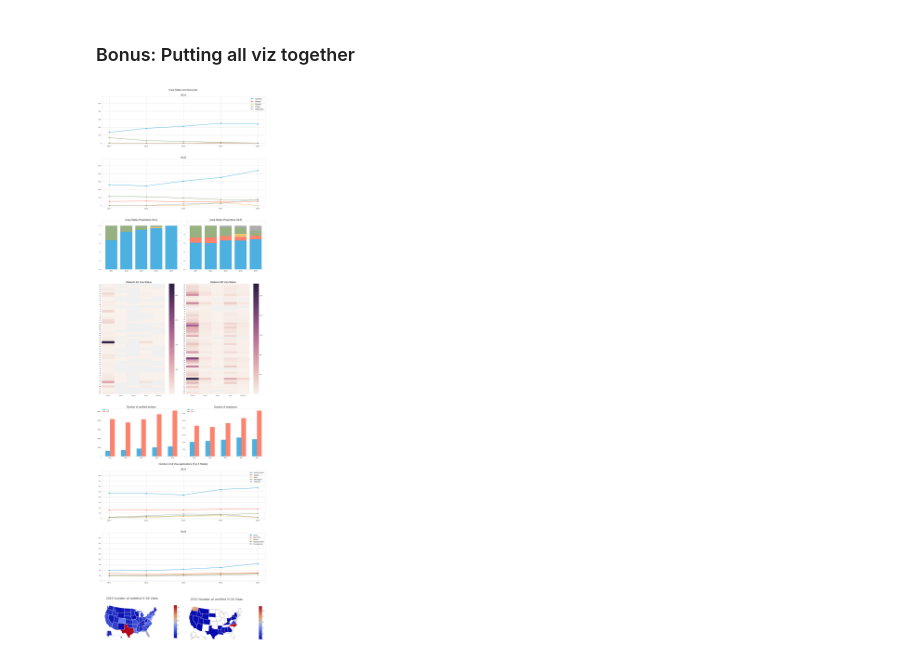
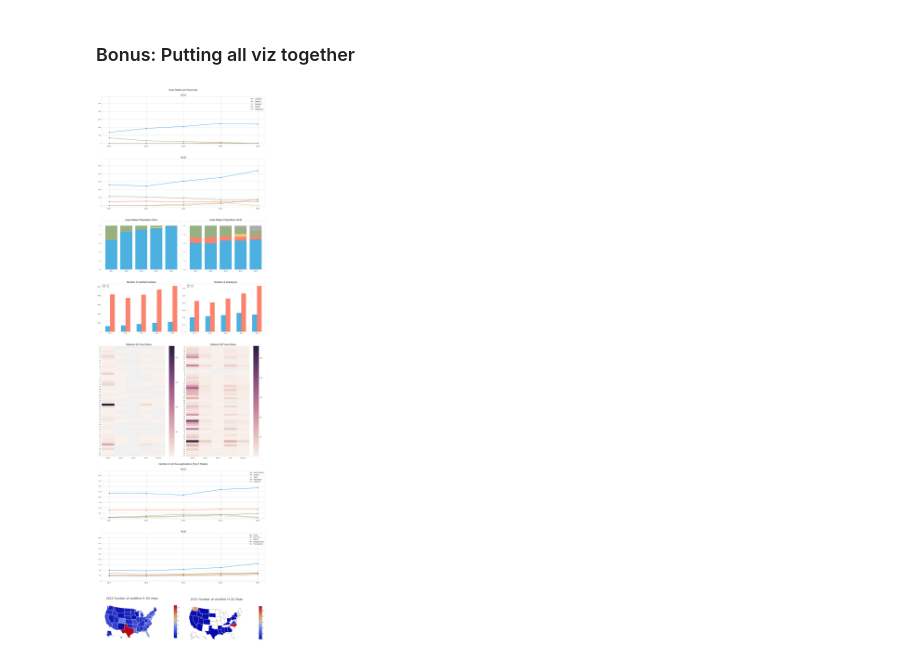
Before and after one commit to nachocarracedo/portfolio, a Jupyter notebook: H2_Visas/h2_visas_analysis.ipynb, the cells around one changed output. Cells and saved outputs as stored; diff of their text form; code cells hidden in the pictures.

Commit message:
visas heatmaps

```diff
--- a/H2_Visas/h2_visas_analysis.ipynb
+++ b/H2_Visas/h2_visas_analysis.ipynb
@@ -1314,32 +1314,13 @@ ax2.ticklabel_format(useOffset=False)
 ax2.yaxis.grid(False)
 ax2.xaxis.grid(False)
 
-#######################
-
-h2visas_dfB = h2visas_df[h2visas_df['visa_type'] == 'H-2B']
-h2visas_dfA = h2visas_df[h2visas_df['visa_type'] == 'H-2A']
-
-ax1 = plt.subplot2grid((9,2), (3, 0),rowspan=2)
-sns.heatmap(h2visas_dfA.groupby('employer_state')['case_status_sum'].value_counts().unstack())
-ax1.set(title='                States/H-2A Visa Status')
-
-ax2 = plt.subplot2grid((9,2), (3, 1),rowspan=2)
-sns.heatmap(h2visas_dfB.groupby('employer_state')['case_status_sum'].value_counts().unstack())
-ax2.set(title='                States/H-2B Visa Status')
-
-ax1.set_ylabel('')
-ax1.set_xlabel('')
-ax2.set_ylabel('')
-ax2.set_xlabel('')
-
-
 ########################
 width = 0.30       # the width of the bars
 
 to_plotA = h2visas_df.groupby(['visa_type','fy'])['n_certified'].sum().loc['H-2A'].loc[:2015]
 to_plotB= h2visas_df.groupby(['visa_type','fy'])['n_certified'].sum().loc['H-2B'].loc[:2015]
 
-ax1 = plt.subplot2grid((9,2), (5, 0))
+ax1 = plt.subplot2grid((9,2), (3, 0))
 ax1.set_facecolor('white')
 ax1.bar(to_plotA.index,to_plotA.values, width, alpha=0.7,label='H-2A')
 ax1.bar(to_plotB.index+width,to_plotB.values, width, alpha=0.7,label='H-2B')
@@ -1361,7 +1342,7 @@ to_plotB = h2visas_dfB.groupby("fy")['employer_name'].count().loc[:2015]
 
 
 
-ax2 = plt.subplot2grid((9,2), (5, 1))
+ax2 = plt.subplot2grid((9,2), (3, 1))
 ax2.set_facecolor('white')
 ax2.bar(to_plotA.index,to_plotA.values, width, alpha=0.7,label='H-2A')
 ax2.bar(to_plotB.index+width,to_plotB.values, width, alpha=0.7,label='H-2B')
@@ -1372,6 +1353,24 @@ ax2.xaxis.set_tick_params(labelsize=11)
 ax2.yaxis.grid(False)
 ax2.xaxis.grid(False)
 ax2.legend(loc=2)
+
+#######################
+
+h2visas_dfB = h2visas_df[h2visas_df['visa_type'] == 'H-2B']
+h2visas_dfA = h2visas_df[h2visas_df['visa_type'] == 'H-2A']
+
+ax1 = plt.subplot2grid((9,2), (4, 0),rowspan=2)
+sns.heatmap(h2visas_dfA.groupby('employer_state')['case_status_sum'].value_counts().unstack())
+ax1.set(title='                States/H-2A Visa Status')
+
+ax2 = plt.subplot2grid((9,2), (4, 1),rowspan=2)
+sns.heatmap(h2visas_dfB.groupby('employer_state')['case_status_sum'].value_counts().unstack())
+ax2.set(title='                States/H-2B Visa Status')
+
+ax1.set_ylabel('')
+ax1.set_xlabel('')
+ax2.set_ylabel('')
+ax2.set_xlabel('')
 
 h2visas_dfB = h2visas_df[h2visas_df['visa_type'] == 'H-2B']
 h2visas_dfA = h2visas_df[h2visas_df['visa_type'] == 'H-2A']
@@ -1402,31 +1401,31 @@ ax1.legend(fontsize=13)
 ax2 = plt.subplot2grid((9,2), (7, 0),colspan=2)
 ax2.set_facecolor('white')
 ax2.set(title='H2-B',xticks=(np.arange(2011, 2016, 1.0)))
 for st in top5_statesB:
     ax2.plot(to_plotB.loc[:2015][st],linestyle='-', marker='o',linewidth=3,markersize=10,alpha=0.7,label=states[st])
 
 ax2.set_ylim([-20,ymax+800])
 ax2.xaxis.set_tick_params(labelsize=13)
 ax2.legend(fontsize=13)
 
 ax7 = plt.subplot2grid((9,2), (8, 0))
 
 import matplotlib.image as mpimg
 img1 = mpimg.imread('./maps/mapA2.png')
 ax7.imshow(img1)
 ax7.yaxis.grid(False)
 ax7.xaxis.grid(False)
 ax7.axis('off')
 
 ax8 = plt.subplot2grid((9,2), (8, 1))
 img1 = mpimg.imread('./maps/mapB2.png')
 ax8.imshow(img1)
 ax8.yaxis.grid(False)
 ax8.xaxis.grid(False)
 ax8.axis('off')
 
 plt.savefig('./viz_example.png', bbox_inches='tight',facecolor=fig.get_facecolor(), edgecolor='none')
 plt.tight_layout()
 plt.show()
 # %% [output]
-[figure, old version]
+[figure, new version]
```
Also changed, not shown: 1 other file.
